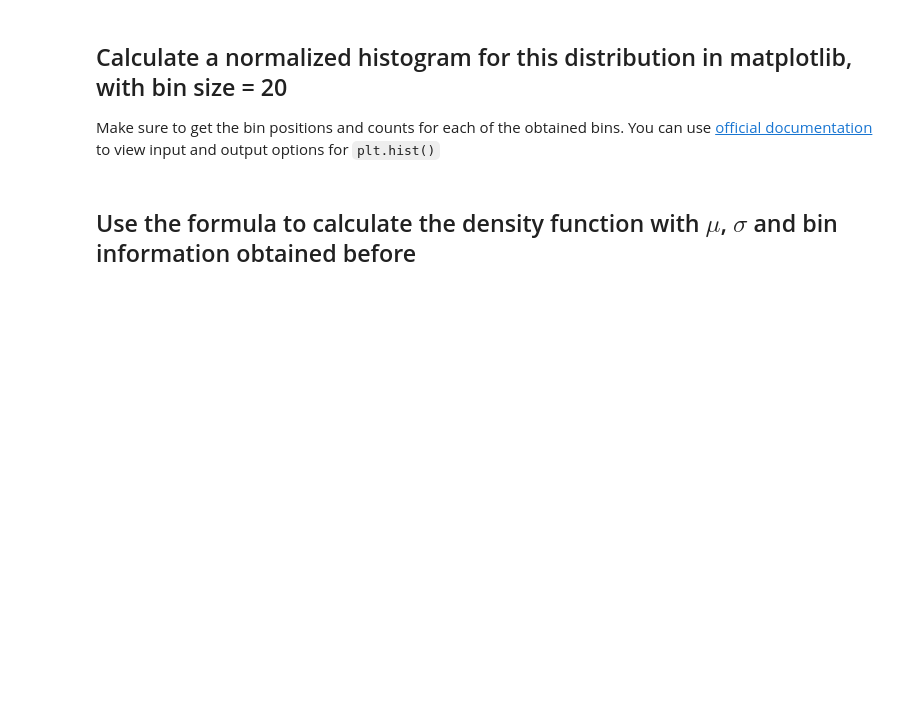
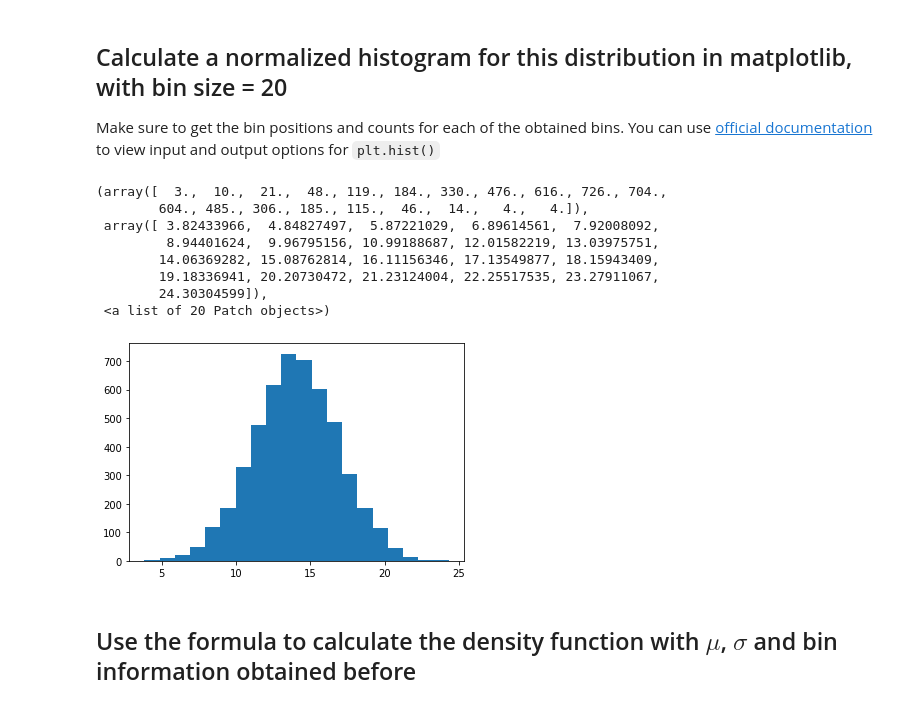
Before and after one commit to kcahlers/dsc-normal-distribution-lab-hbs-ds-060120, a Jupyter notebook: index.ipynb, the cells around one changed output. Cells and saved outputs as stored; diff of their text form; code cells hidden in the pictures; blank space fills up the shorter version.

```diff
--- a/index.ipynb
+++ b/index.ipynb
@@ -40,10 +40,21 @@ Make sure to get the bin positions and counts for each of the obtained bins. You
 # %%
 # Calculate a histogram for above data distribution
 import matplotlib.pyplot as plt
 %matplotlib inline
 binsize = 20
 
 plt.hist(s, bins = binsize)
+plt.title()
+# %% [output]
+(array([  3.,  10.,  21.,  48., 119., 184., 330., 476., 616., 726., 704.,
+        604., 485., 306., 185., 115.,  46.,  14.,   4.,   4.]),
+ array([ 3.82433966,  4.84827497,  5.87221029,  6.89614561,  7.92008092,
+         8.94401624,  9.96795156, 10.99188687, 12.01582219, 13.03975751,
+        14.06369282, 15.08762814, 16.11156346, 17.13549877, 18.15943409,
+        19.18336941, 20.20730472, 21.23124004, 22.25517535, 23.27911067,
+        24.30304599]),
+ <a list of 20 Patch objects>)
+[figure, added]
 # %% [markdown]
 ## Use the formula to calculate the density function with $\mu$, $\sigma$ and bin information obtained before
 # %%
```
